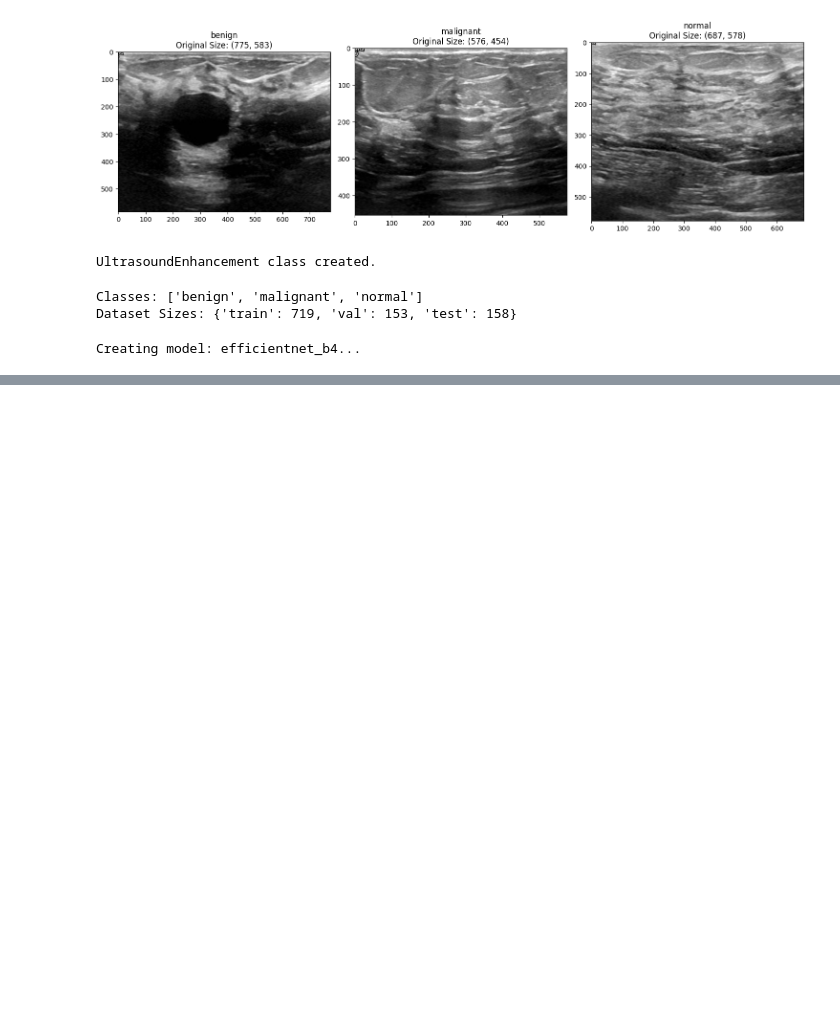
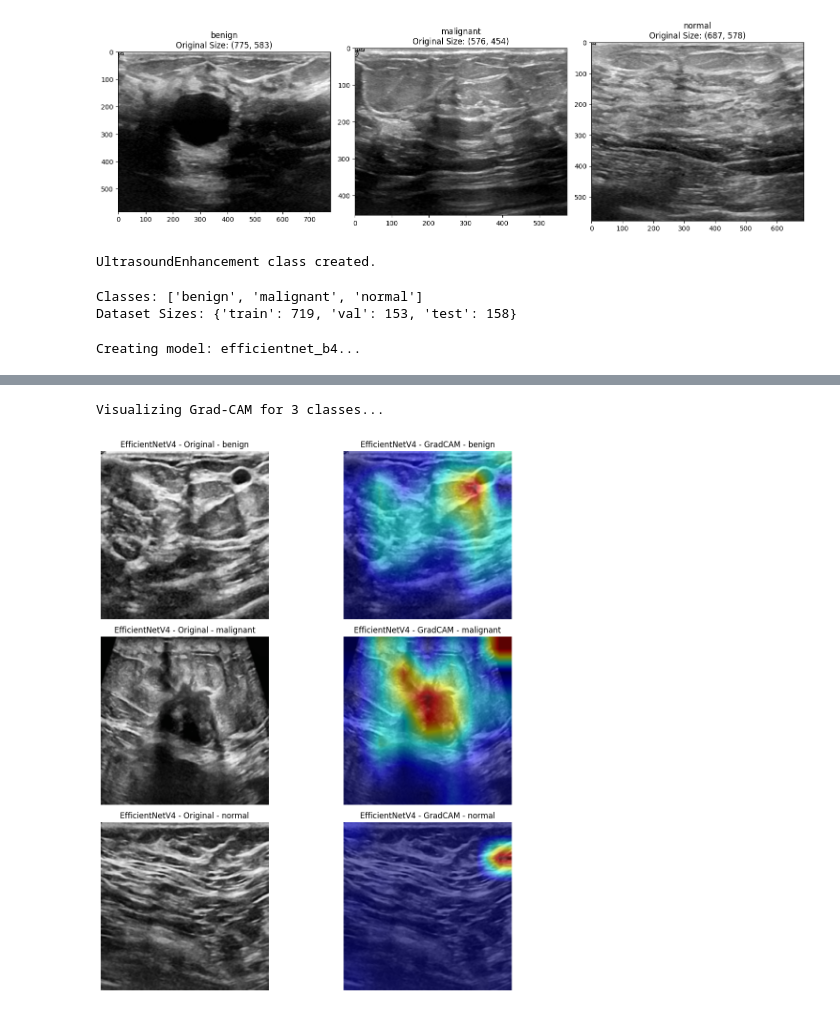
Before and after one commit to Kruwpuck/Integrated-AI, a Jupyter notebook: CONFERENCE/EfficientNetV4_Training.ipynb, the cells around one changed output, grey strips where cells are left out. Cells and saved outputs as stored; diff of their text form; code cells hidden in the pictures; blank space fills up the shorter version.

```diff
--- a/CONFERENCE/EfficientNetV4_Training.ipynb
+++ b/CONFERENCE/EfficientNetV4_Training.ipynb
@@ -338,0 +371,59 @@ show_gradcam(image_datasets['test'])
+# %%
+model_name = "EfficientNetV4"
+print(f"Visualizing Grad-CAM for {len(class_names)} classes...")
+
+def visualize_gradcam_per_class(model, dataloader, class_names, target_layers, model_name, device):
+    model.eval()
+    inverse_normalize = transforms.Normalize(
+        mean=[-0.485/0.229, -0.456/0.224, -0.406/0.225],
+        std=[1/0.229, 1/0.224, 1/0.225]
+    )
+    # Standard gradcam from pytorch_grad_cam
+    cam = GradCAM(model=model, target_layers=target_layers)
+
+    dataset = dataloader.dataset
+
+    class_indices = {}
+    # Try to find indices based on targets attribute (common in ImageFolder)
+    if hasattr(dataset, 'targets'):
+        targets = np.array(dataset.targets)
+        for class_idx in range(len(class_names)):
+             indices = np.where(targets == class_idx)[0]
+             if len(indices) > 0:
+                 class_indices[class_names[class_idx]] = indices[0]
+
+    if not class_indices:
+         print("Could not directly access dataset targets. Showing random images instead.")
+         return
+
+    plt.figure(figsize=(12, 4 * len(class_names)))
+
+    for i, class_name in enumerate(class_names):
+        if class_name in class_indices:
+            idx = class_indices[class_name]
+            image, label = dataset[idx]
+            # Un-normalize
+            input_tensor = image.unsqueeze(0).to(device)
+            grayscale_cam = cam(input_tensor=input_tensor, targets=[ClassifierOutputTarget(label)])[0, :]
+
+            img_display = inverse_normalize(image).permute(1, 2, 0).cpu().numpy()
+            img_display = np.clip(img_display, 0, 1)
+            visualization = show_cam_on_image(img_display, grayscale_cam, use_rgb=True)
+
+            plt.subplot(len(class_names), 2, 2 * i + 1)
+            plt.imshow(img_display)
+            plt.title(f"{model_name} - Original - {class_name}")
+            plt.axis('off')
+
+            plt.subplot(len(class_names), 2, 2 * i + 2)
+            plt.imshow(visualization)
+            plt.title(f"{model_name} - GradCAM - {class_name}")
+            plt.axis('off')
+
+    plt.tight_layout()
+    plt.show()
+
+visualize_gradcam_per_class(model, dataloaders['test'], class_names, target_layers, "EfficientNetV4", device)
+# %% [output]
+Visualizing Grad-CAM for 3 classes...
+[figure, added]
```
Also changed, not shown: parts of 4 cells of this notebook, 9 other files.
